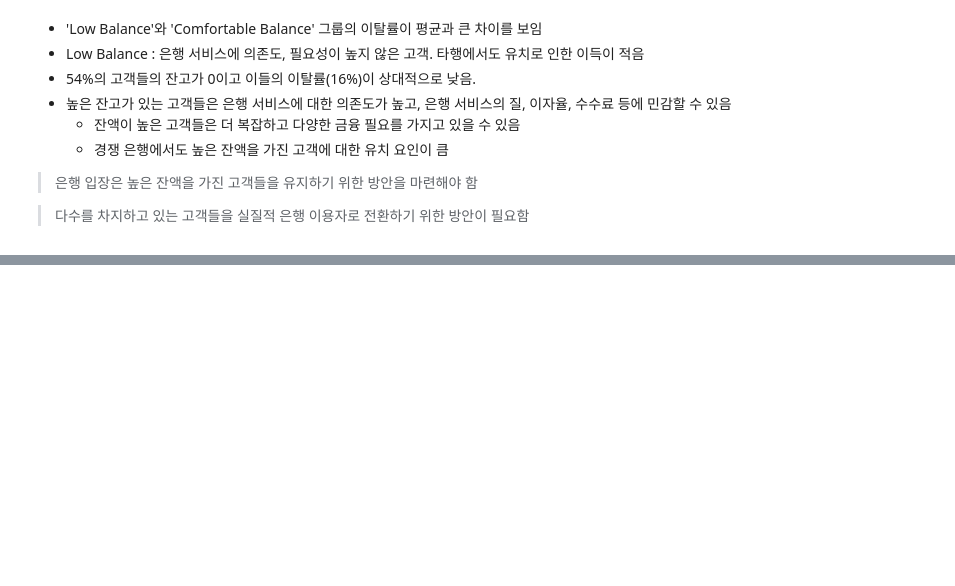
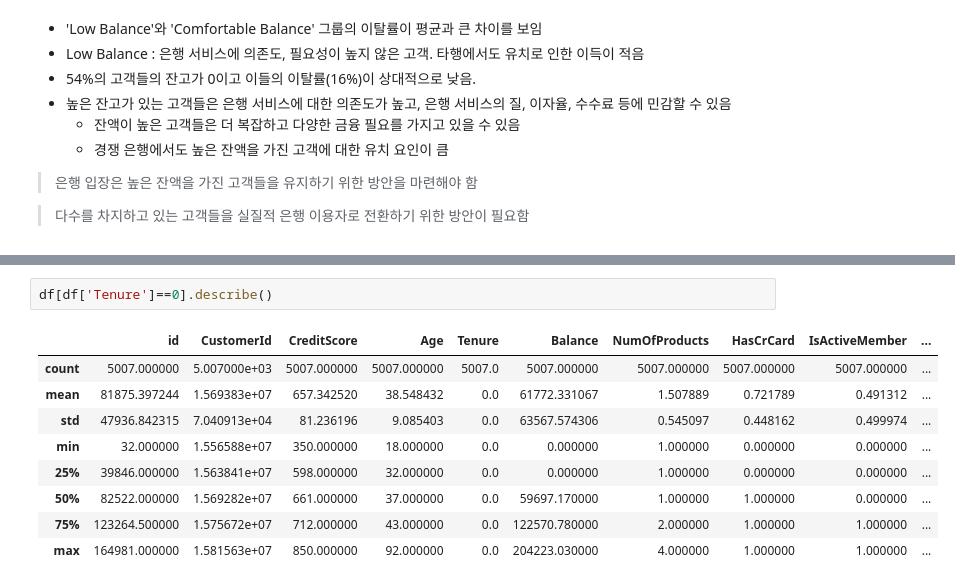
Before and after one commit to kikipark9/ML_Team_Project, a Jupyter notebook: eda_source/Cohort_Retension.ipynb, the cells around one changed output, grey strips where cells are left out. Saved outputs shown, nothing was run; the diff lists cells and outputs as text; blank space fills up the shorter version.

```diff
--- a/eda_source/Cohort_Retension.ipynb
+++ b/eda_source/Cohort_Retension.ipynb
@@ -251,0 +445,12 @@ len(df[df['Balance'] == 0]) / len(df)
+# %%
+df[df['Tenure']==0].describe()
+# %% [output]
+|  | id | CustomerId | CreditScore | Age | Tenure | Balance | NumOfProducts | HasCrCard | IsActiveMember | ... |
+| count | 5007.000000 | 5.007000e+03 | 5007.000000 | 5007.000000 | 5007.0 | 5007.000000 | 5007.000000 | 5007.000000 | 5007.000000 | ... |
+| mean | 81875.397244 | 1.569383e+07 | 657.342520 | 38.548432 | 0.0 | 61772.331067 | 1.507889 | 0.721789 | 0.491312 | ... |
+| std | 47936.842315 | 7.040913e+04 | 81.236196 | 9.085403 | 0.0 | 63567.574306 | 0.545097 | 0.448162 | 0.499974 | ... |
+| min | 32.000000 | 1.556588e+07 | 350.000000 | 18.000000 | 0.0 | 0.000000 | 1.000000 | 0.000000 | 0.000000 | ... |
+| 25% | 39846.000000 | 1.563841e+07 | 598.000000 | 32.000000 | 0.0 | 0.000000 | 1.000000 | 0.000000 | 0.000000 | ... |
+| 50% | 82522.000000 | 1.569282e+07 | 661.000000 | 37.000000 | 0.0 | 59697.170000 | 1.000000 | 1.000000 | 0.000000 | ... |
+| 75% | 123264.500000 | 1.575672e+07 | 712.000000 | 43.000000 | 0.0 | 122570.780000 | 2.000000 | 1.000000 | 1.000000 | ... |
+| max | 164981.000000 | 1.581563e+07 | 850.000000 | 92.000000 | 0.0 | 204223.030000 | 4.000000 | 1.000000 | 1.000000 | ... |
```
Also changed, not shown: parts of 22 cells of this notebook.
